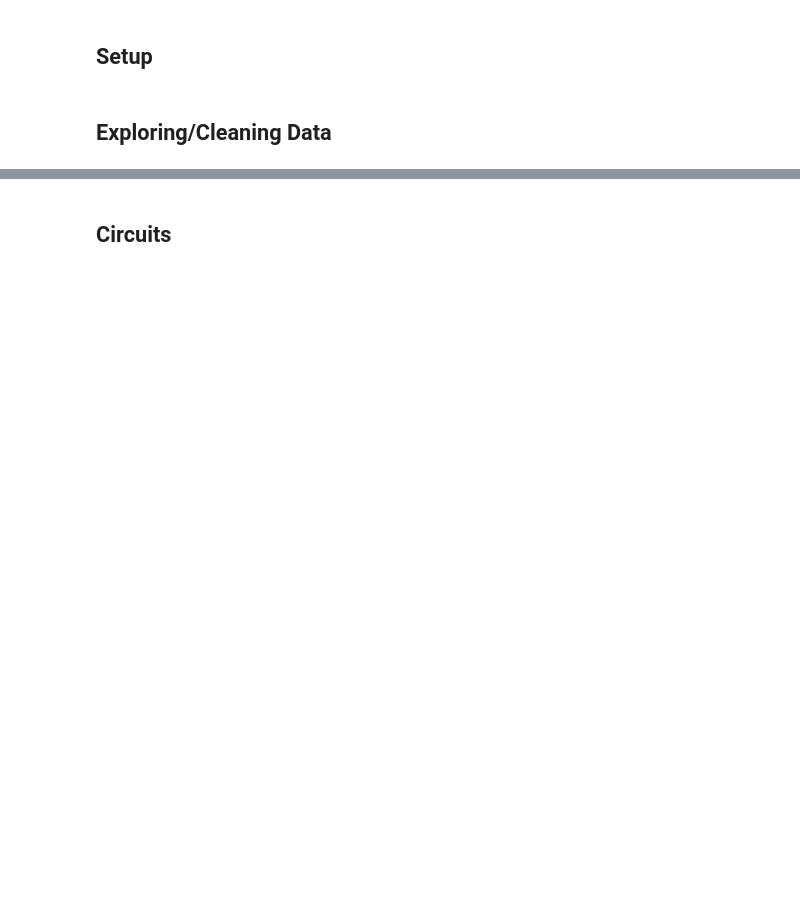
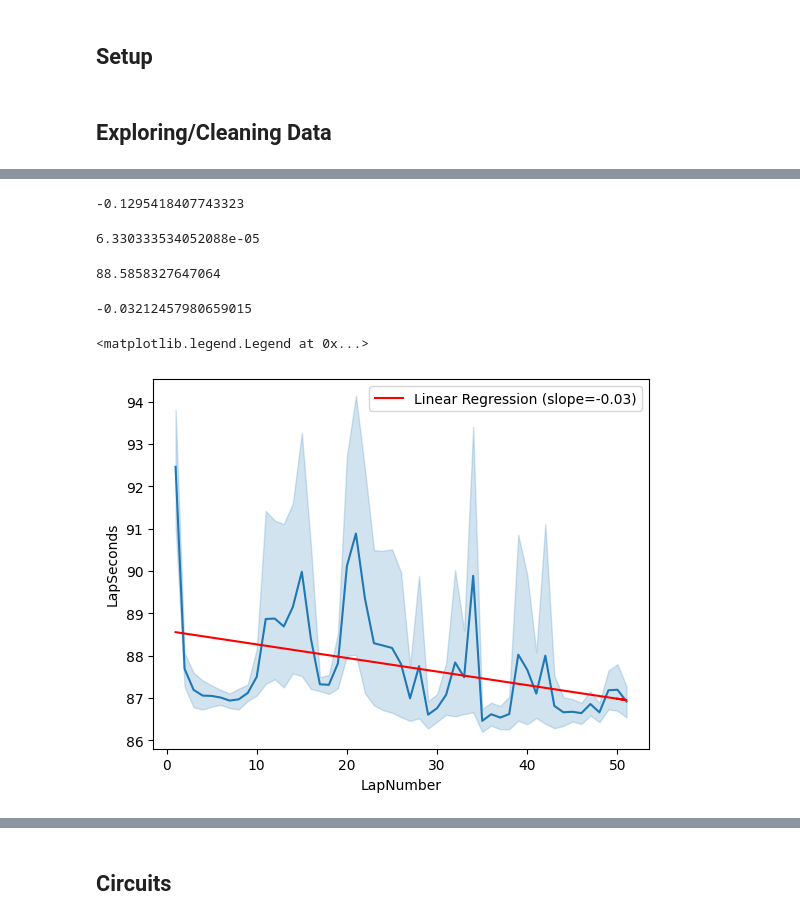
Before and after one commit to n8taylor/cs5830_final_project, a Jupyter notebook: finalProject.ipynb, the cells around one changed output, grey strips where cells are left out. Drawn from its saved outputs; the diff is of its cells as text; code cells hidden in the pictures; blank space fills up the shorter version.

```diff
--- a/finalProject.ipynb
+++ b/finalProject.ipynb
@@ -35,0 +103,19 @@ import fastf1
+# %%
+cleanLaps = laps.dropna(subset='LapSeconds')
+corr, p_value = pearsonr(cleanLaps['LapNumber'], cleanLaps['LapSeconds'])
+display(corr)
+display(p_value)
+slope, intercept = np.polyfit(cleanLaps['LapNumber'], cleanLaps['LapSeconds'], 1)
+display(intercept)
+display(slope)
+sns.lineplot(laps, x='LapNumber', y='LapSeconds')
+plt.plot(cleanLaps['LapNumber'], slope * cleanLaps['LapNumber'] + intercept, color='red', label=f'Linear Regression (slope={slope:.2f})')
+plt.legend()
+# plt.gca().invert_yaxis()  # Invert the y-axis
+# %% [output]
+-0.1295418407743323
+6.330333534052088e-05
+88.5858327647064
+-0.03212457980659015
+<matplotlib.legend.Legend at 0x...>
+[figure, added]
```
Also changed, not shown: parts of 9 cells of this notebook.
